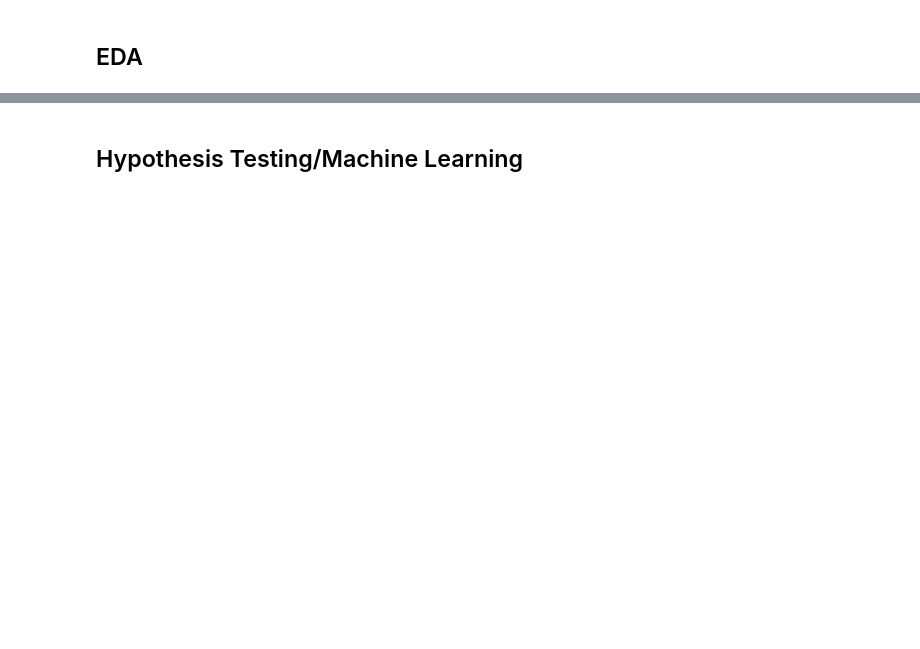
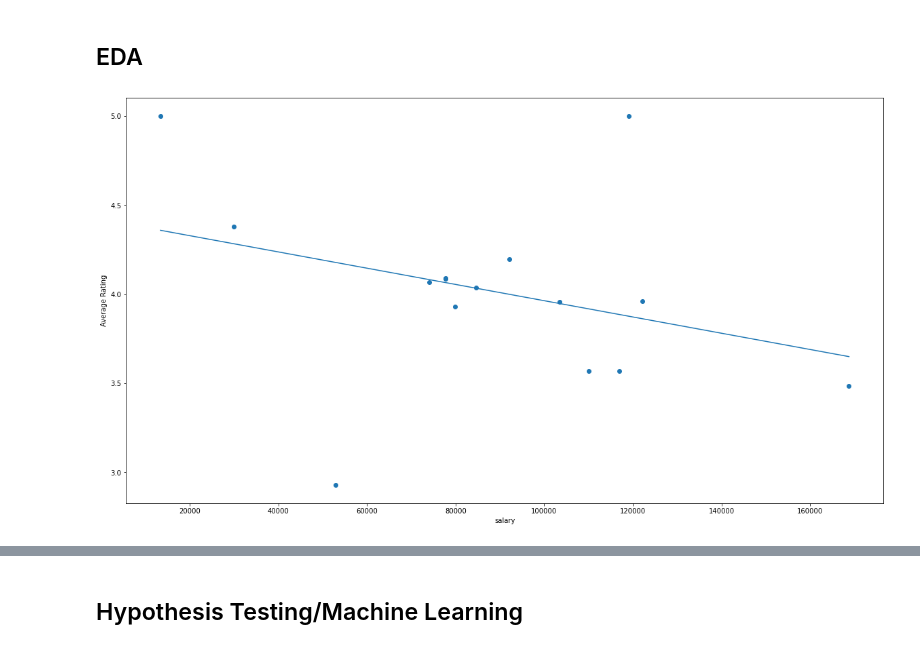
Before and after one commit to SeanHuang18/CMSC320-FINAL, a Jupyter notebook: salareis_test.ipynb, the cells around one changed output, grey strips where cells are left out. Drawn from its saved outputs; the diff is of its cells as text; code cells hidden in the pictures; blank space fills up the shorter version.

```diff
--- a/salareis_test.ipynb
+++ b/salareis_test.ipynb
@@ -210,17 +221,20 @@ dept_avg = matched_salaries.groupby("department").mean().sort_values(by=["salary
 dept_avg
 dept_avg = dept_avg.dropna()
 # %%
+figsize = (20, 11)
+plt.figure(figsize=figsize)
 plt.scatter(dept_avg['salary'], dept_avg['avg_rating'])
 plt.xlabel('salary')
 plt.ylabel('Average Rating')
 
 m,b = np.polyfit(dept_avg['salary'], dept_avg['avg_rating'], 1)
-print(m)
-print(b)
+
 
 plt.plot(dept_avg['salary'], m * dept_avg['salary'] + b)
 
 plt.show()
+# %% [output]
+[figure, added]
 # %%
 prof_salary = matched_salaries.dropna(subset = ['avg_rating'])
 
```
Also changed, not shown: parts of 38 cells of this notebook.
